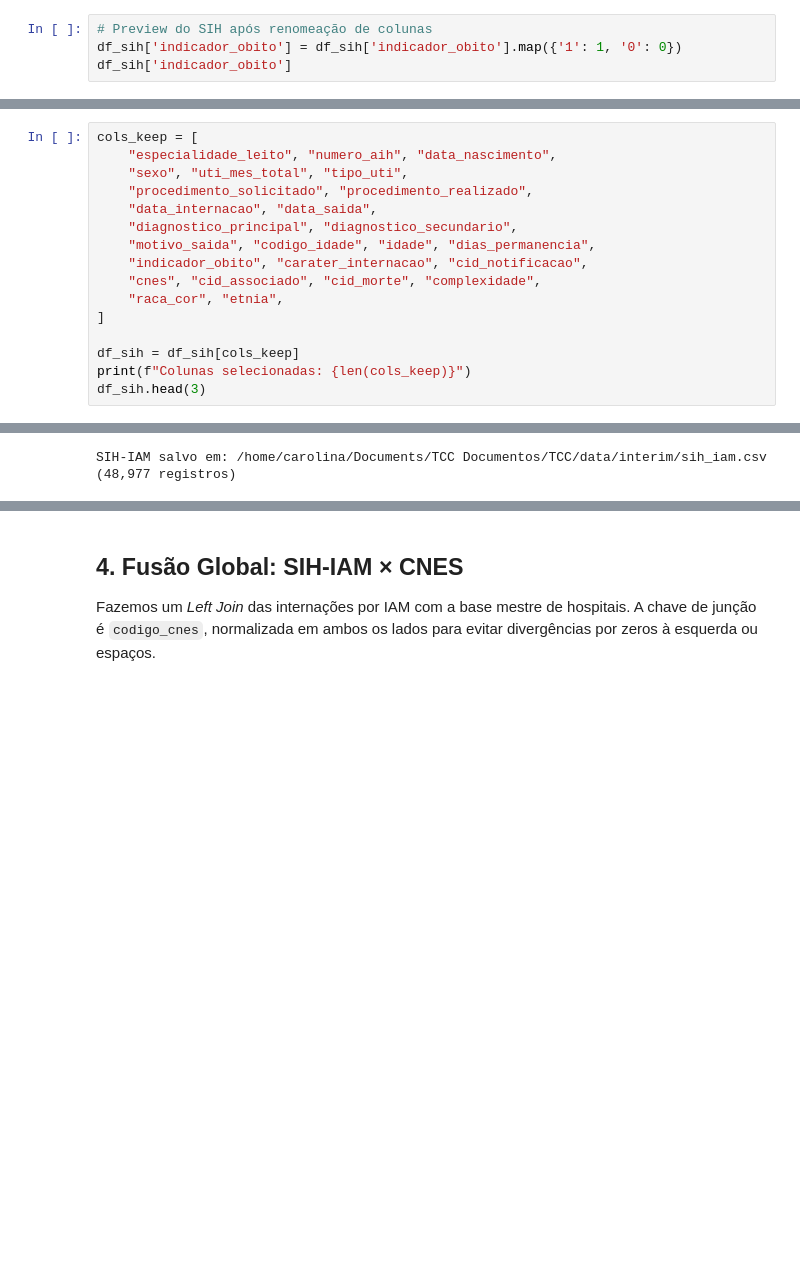
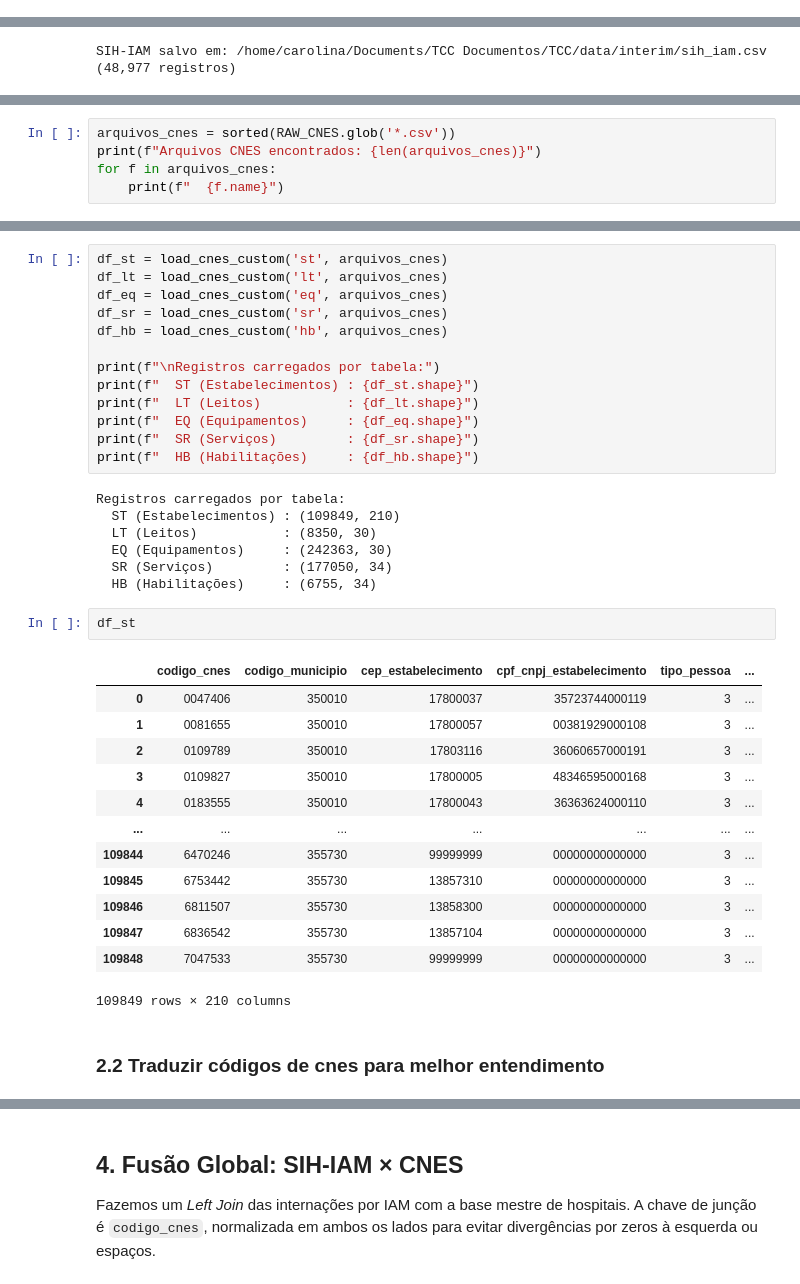
Before and after one commit to Carolina-Silva/TCC, a Jupyter notebook: notebooks/02_etl_ database_integration copy.ipynb, the cells around one changed output, grey strips where cells are left out. Cells and saved outputs as stored; diff of their text form; blank space fills up the shorter version.

```diff
--- a/notebooks/02_etl_ database_integration copy.ipynb
+++ b/notebooks/02_etl_ database_integration copy.ipynb
@@ -114,7 +102,3 @@ SIH carregado: 2,948,801 registros × 114 colunas
 | 1 | 350000 | 2025 | 01 | 02 | 46374500028366 | 3524130275908 | ... |
 | 2 | 350000 | 2025 | 01 | 02 | 46374500028366 | 3524130278427 | ... |
 3 rows × 114 columns
-# %%
-# Preview do SIH após renomeação de colunas
-df_sih['indicador_obito'] = df_sih['indicador_obito'].map({'1': 1, '0': 0})
-df_sih['indicador_obito']
@@ -300,16 +104,0 @@ print(df_cramer)
-# %%
-cols_keep = [
-    "especialidade_leito", "numero_aih", "data_nascimento",
-    "sexo", "uti_mes_total", "tipo_uti",
-    "procedimento_solicitado", "procedimento_realizado",
-    "data_internacao", "data_saida",
-    "diagnostico_principal", "diagnostico_secundario",
-    "motivo_saida", "codigo_idade", "idade", "dias_permanencia",
-    "indicador_obito", "carater_internacao", "cid_notificacao",
-    "cnes", "cid_associado", "cid_morte", "complexidade",
-    "raca_cor", "etnia",
-]
-
-df_sih = df_sih[cols_keep]
-print(f"Colunas selecionadas: {len(cols_keep)}")
-df_sih.head(3)
@@ -481,0 +228,5 @@ Registros carregados por tabela:
+# %%
+arquivos_cnes = sorted(RAW_CNES.glob('*.csv'))
+print(f"Arquivos CNES encontrados: {len(arquivos_cnes)}")
+for f in arquivos_cnes:
+    print(f"  {f.name}")
@@ -481,0 +283,38 @@ Registros carregados por tabela:
+# %%
+df_st = load_cnes_custom('st', arquivos_cnes)
+df_lt = load_cnes_custom('lt', arquivos_cnes)
+df_eq = load_cnes_custom('eq', arquivos_cnes)
+df_sr = load_cnes_custom('sr', arquivos_cnes)
+df_hb = load_cnes_custom('hb', arquivos_cnes)
+
+print(f"\nRegistros carregados por tabela:")
+print(f"  ST (Estabelecimentos) : {df_st.shape}")
+print(f"  LT (Leitos)           : {df_lt.shape}")
+print(f"  EQ (Equipamentos)     : {df_eq.shape}")
+print(f"  SR (Serviços)         : {df_sr.shape}")
+print(f"  HB (Habilitações)     : {df_hb.shape}")
+# %% [output]
+Registros carregados por tabela:
+  ST (Estabelecimentos) : (109849, 210)
+  LT (Leitos)           : (8350, 30)
+  EQ (Equipamentos)     : (242363, 30)
+  SR (Serviços)         : (177050, 34)
+  HB (Habilitações)     : (6755, 34)
+# %%
+df_st
+# %% [output]
+|  | codigo_cnes | codigo_municipio | cep_estabelecimento | cpf_cnpj_estabelecimento | tipo_pessoa | ... |
+| 0 | 0047406 | 350010 | 17800037 | 35723744000119 | 3 | ... |
+| 1 | 0081655 | 350010 | 17800057 | 00381929000108 | 3 | ... |
+| 2 | 0109789 | 350010 | 17803116 | 36060657000191 | 3 | ... |
+| 3 | 0109827 | 350010 | 17800005 | 48346595000168 | 3 | ... |
+| 4 | 0183555 | 350010 | 17800043 | 36363624000110 | 3 | ... |
+| ... | ... | ... | ... | ... | ... | ... |
+| 109844 | 6470246 | 355730 | 99999999 | 00000000000000 | 3 | ... |
+| 109845 | 6753442 | 355730 | 13857310 | 00000000000000 | 3 | ... |
+| 109846 | 6811507 | 355730 | 13858300 | 00000000000000 | 3 | ... |
+| 109847 | 6836542 | 355730 | 13857104 | 00000000000000 | 3 | ... |
+| 109848 | 7047533 | 355730 | 99999999 | 00000000000000 | 3 | ... |
+109849 rows × 210 columns
+# %% [markdown]
+### 2.2 Traduzir códigos de cnes para melhor entendimento
```
Also changed, not shown: parts of 56 cells of this notebook, 7 other files.
